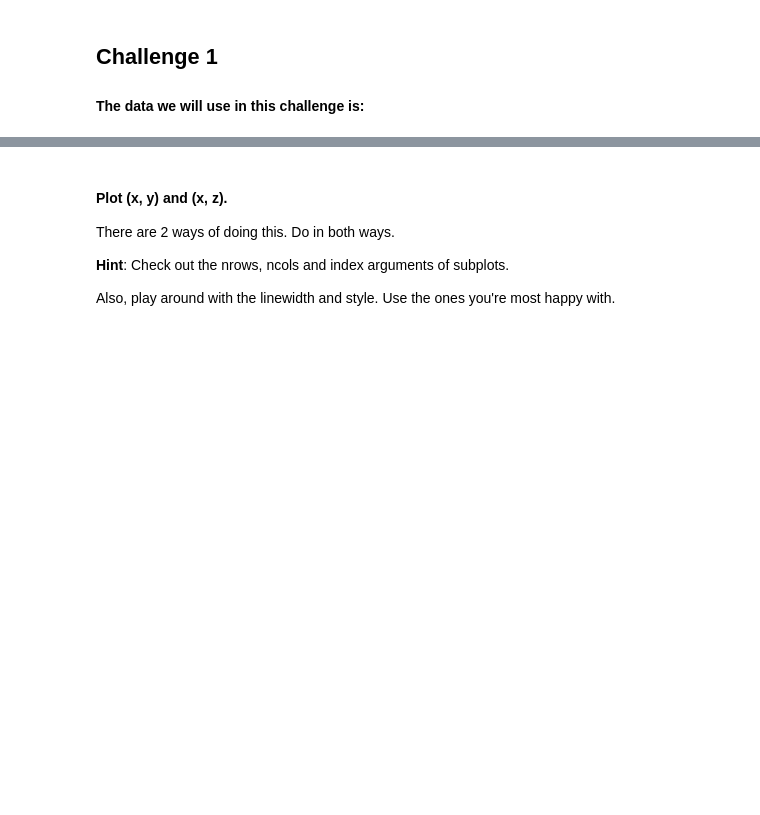
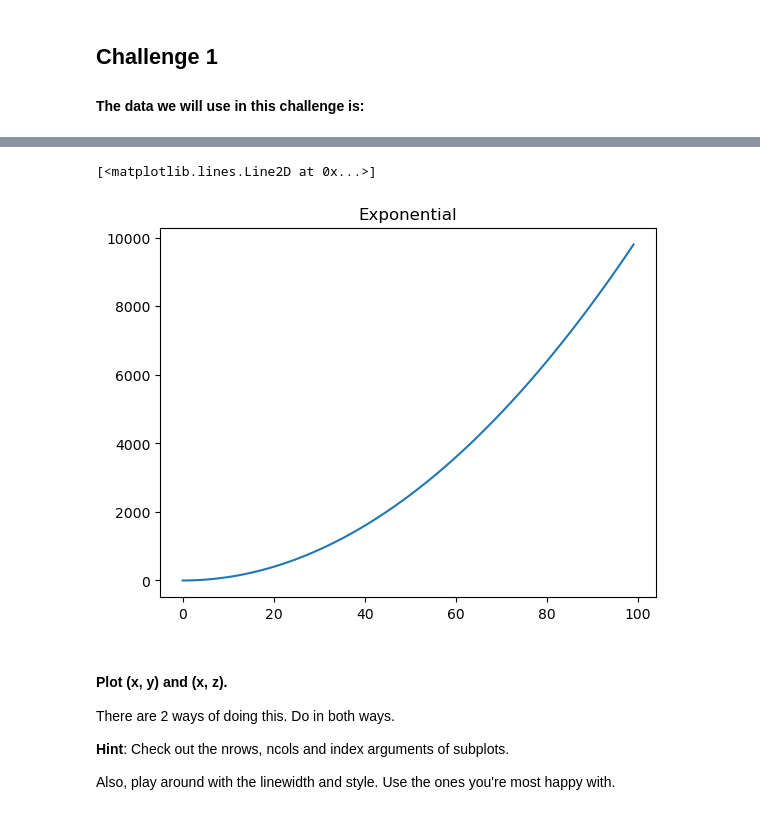
Before and after one commit to martingonzalezr001/dataptmad0924_labs, a Jupyter notebook: module-2/matplotlib-seaborn/your-code/main.ipynb, the cells around one changed output, grey strips where cells are left out. Cells and saved outputs as stored; diff of their text form; code cells hidden in the pictures; blank space fills up the shorter version.

```diff
--- a/module-2/matplotlib-seaborn/your-code/main.ipynb
+++ b/module-2/matplotlib-seaborn/your-code/main.ipynb
@@ -27,3 +69,13 @@ z = x**2
+# %%
+# Method 2
+
+plot1 = plt.plot(x,z, label='linear')
+plt.title("Exponential")
+plot1
+# EN python para ver el grafico -> plt.show()
+# %% [output]
+[<matplotlib.lines.Line2D at 0x...>]
+[figure, added]
 # %% [markdown]
 #### Plot (x, y) and (x, z).
 There are 2 ways of doing this. Do in both ways.
```
Also changed, not shown: parts of 13 cells of this notebook.
